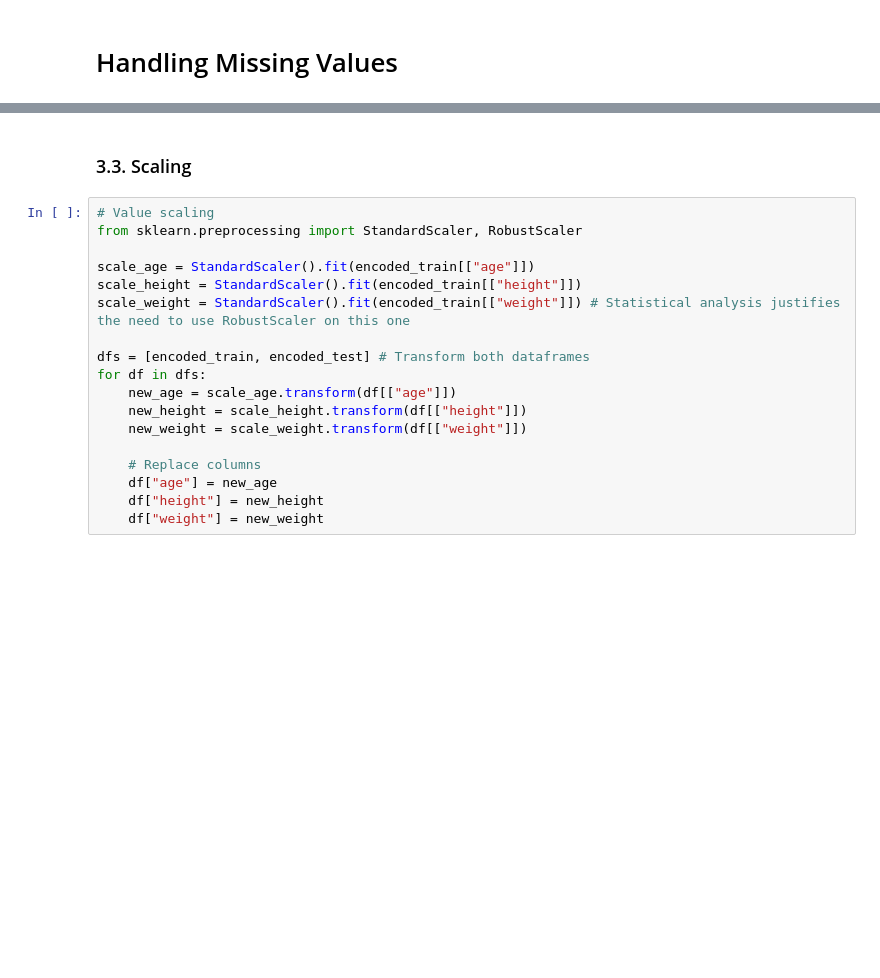
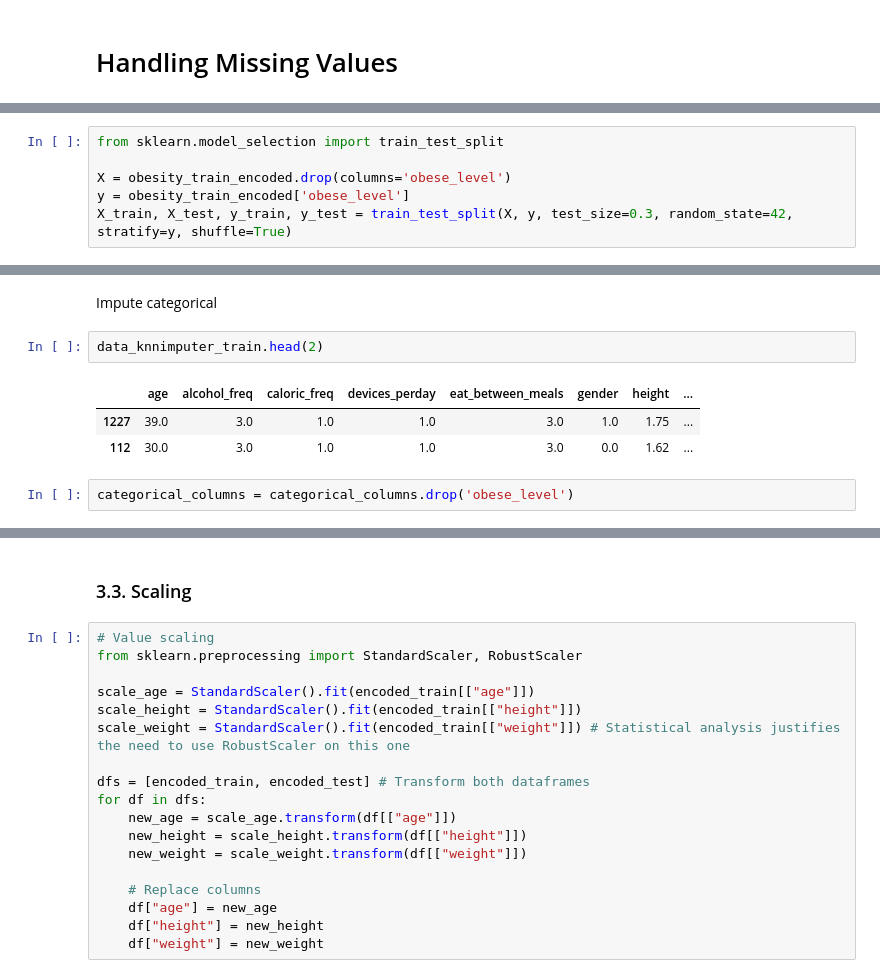
Before and after one commit to 0xMarc0s/IMS_ML_project, a Jupyter notebook: Project_Notebook_Template/Main Pipeline.ipynb, the cells around one changed output, grey strips where cells are left out. Drawn from its saved outputs; the diff is of its cells as text; blank space fills up the shorter version.

```diff
--- a/Project_Notebook_Template/Main Pipeline.ipynb
+++ b/Project_Notebook_Template/Main Pipeline.ipynb
@@ -164 +262,7 @@ obesity_train.shape # Shape adds up to our expectation (6 rows deleted) 1611 ->
+# %%
+from sklearn.model_selection import train_test_split
+
+X = obesity_train_encoded.drop(columns='obese_level')
+y = obesity_train_encoded['obese_level']
+X_train, X_test, y_train, y_test = train_test_split(X, y, test_size=0.3, random_state=42, stratify=y, shuffle=True)
 # %%
@@ -427,0 +388,10 @@ encoded_train, encoded_test = encode_data(obesity_train, obesity_test, encode_co
+# %% [markdown]
+Impute categorical
+# %%
+data_knnimputer_train.head(2)
+# %% [output]
+|  | age | alcohol_freq | caloric_freq | devices_perday | eat_between_meals | gender | height | ... |
+| 1227 | 39.0 | 3.0 | 1.0 | 1.0 | 3.0 | 1.0 | 1.75 | ... |
+| 112 | 30.0 | 3.0 | 1.0 | 1.0 | 3.0 | 0.0 | 1.62 | ... |
+# %%
+categorical_columns = categorical_columns.drop('obese_level')
```
Also changed, not shown: parts of 45 cells of this notebook.
